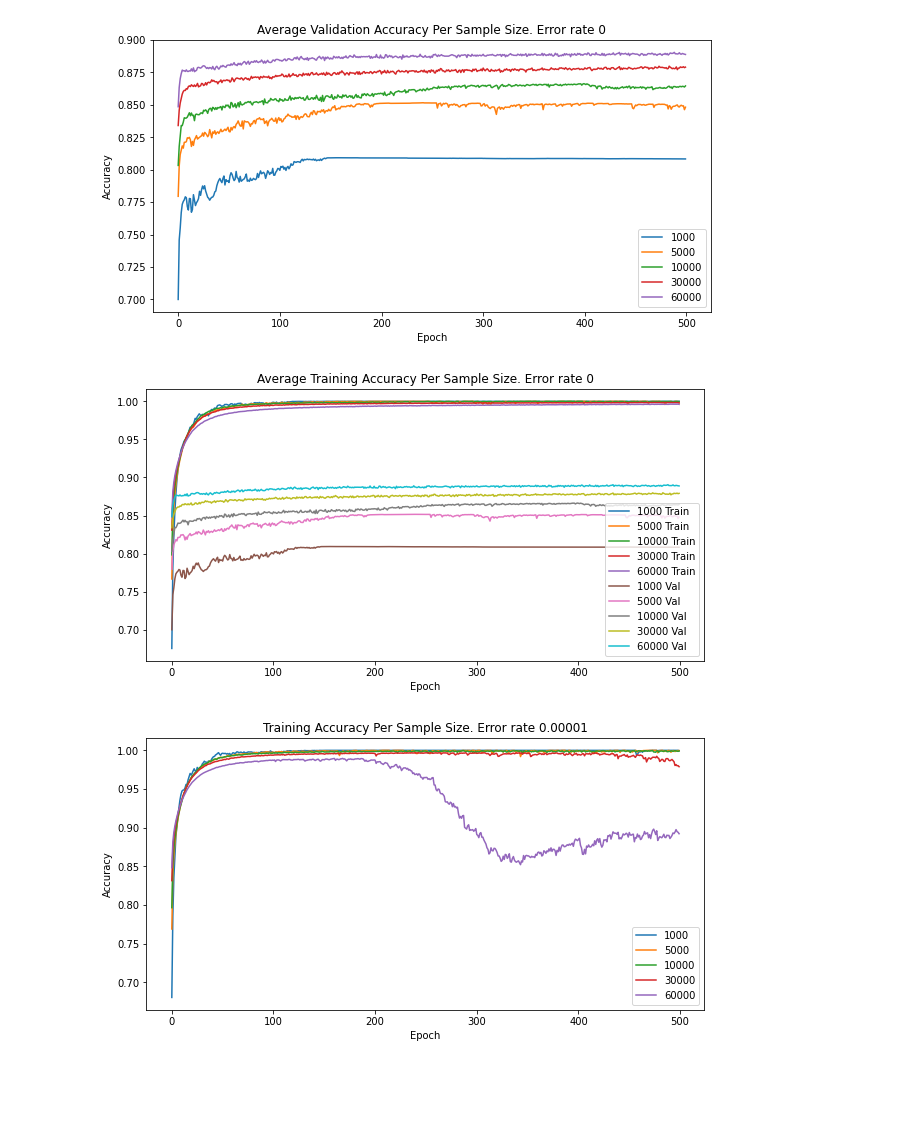
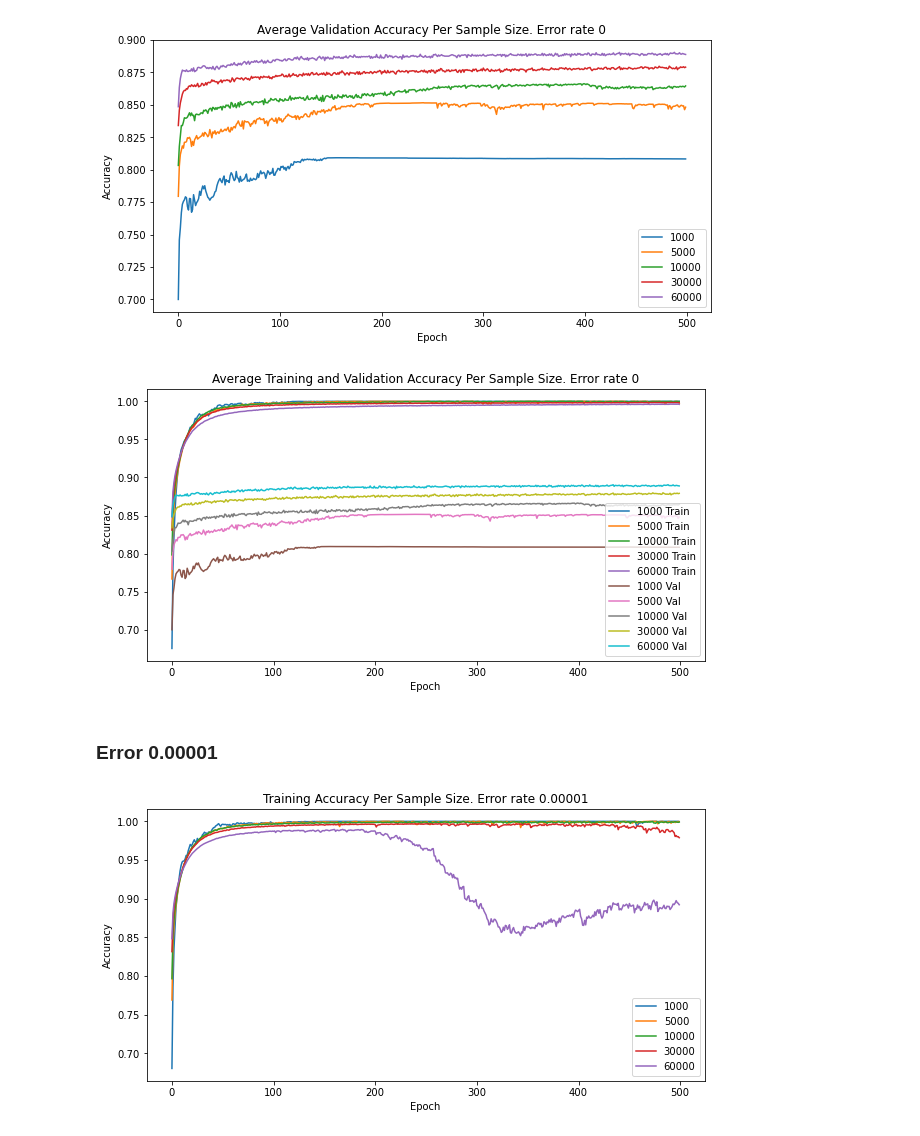
Before and after one commit to dPhanekham/tf2_error_injection, a Jupyter notebook: iris_inject_errors/batch_results_charts.ipynb, the cells around one changed output. Saved outputs shown, nothing was run; the diff lists cells and outputs as text; code cells hidden in the pictures; blank space fills up the shorter version.

```diff
--- a/iris_inject_errors/batch_results_charts.ipynb
+++ b/iris_inject_errors/batch_results_charts.ipynb
@@ -25,8 +25,15 @@ tf.config.list_physical_devices('GPU')
 sample_size_0_error_train_history = np.load('batch_results/sample_size_train_history_error_rate_0.npy', allow_pickle=True, fix_imports=True)
 sample_size_00001_error_train_history = np.load('batch_results/sample_size_train_history_error_rate_00001.npy', allow_pickle=True, fix_imports=True)
 sample_size_0005_error_train_history = np.load('batch_results/sample_size_train_history_error_rate_0005.npy', allow_pickle=True, fix_imports=True)
+sample_size_0001_error_train_history = np.load('batch_results/sample_size_train_history_error_rate_0001.npy', allow_pickle=True, fix_imports=True)
+sample_size_00001_error_dropout_20_train_history = np.load('batch_results/sample_size_train_history_error_rate_00001_dropout_20.npy', allow_pickle=True, fix_imports=True)
+sample_size_00001_error_dropout_40_train_history = np.load('batch_results/sample_size_train_history_error_rate_00001_dropout_40.npy', allow_pickle=True, fix_imports=True)
 # %%
 sample_size_0_error_train_history = sample_size_0_error_train_history.reshape(1)[0]
 sample_size_00001_error_train_history = sample_size_00001_error_train_history.reshape(1)[0]
 sample_size_0005_error_train_history = sample_size_0005_error_train_history.reshape(1)[0]
+sample_size_0001_error_train_history = sample_size_0001_error_train_history.reshape(1)[0]
+
+sample_size_00001_error_dropout_20_train_history = sample_size_00001_error_dropout_20_train_history.reshape(1)[0]
+sample_size_00001_error_dropout_40_train_history = sample_size_00001_error_dropout_40_train_history.reshape(1)[0]
 # %%
@@ -101,2 +149,17 @@ average_validation_accuracy_error_0005 = average_epochs(sample_size_0005_error_t
+# %%
+sample_sizes = list(sample_size_00001_error_dropout_40_train_history.keys())
+iterations = len(sample_size_00001_error_dropout_40_train_history[1000]['training_accuracy'])
+epochs = 500
+average_training_accuracy_error_00001_dropout_40 = average_epochs(sample_size_00001_error_dropout_40_train_history,
+                                                   sample_sizes,
+                                                   epochs,
+                                                   iterations,
+                                                   'training_accuracy')
+
+average_validation_accuracy_error_00001_dropout_40 = average_epochs(sample_size_00001_error_dropout_40_train_history,
+                                                   sample_sizes,
+                                                   epochs,
+                                                   iterations,
+                                                   'validation_accuracy')
 # %% [markdown]
 ## PlotTraining/Validation Accuracy
@@ -139,25 +204,27 @@ plt.show()
 # %%
 # plt.plot(train_history.history['loss'])
 plt.figure(figsize=(10, 5))
 for sample_size in sample_sizes:
   plt.plot(average_training_accuracy_error_0[sample_size])
 
 for sample_size in sample_sizes:
   plt.plot(average_validation_accuracy_error_0[sample_size])
 # plt.plot(sample_size_train_history[1][1])
 # plt.plot(sample_size_train_history[2][1])
 # plt.plot(sample_size_train_history[3][1])
 # plt.plot(sample_size_train_history[4][1])
 # plt.plot(error_rate_train_history[5][1])
-plt.title('Average Training Accuracy Per Sample Size. Error rate 0')
+plt.title('Average Training and Validation Accuracy Per Sample Size. Error rate 0')
 plt.ylabel('Accuracy')
 plt.xlabel('Epoch')
 plt.legend(['1000 Train', '5000 Train', '10000 Train', '30000 Train', '60000 Train',
             '1000 Val', '5000 Val', '10000 Val', '30000 Val', '60000 Val'])
 
 plt.show()
 # %% [output]
-[figure, old version]
+[figure, new version]
+# %% [markdown]
+### Error 0.00001
 # %%
 # plt.plot(train_history.history['loss'])
 plt.figure(figsize=(10, 5))
```
Also changed, not shown: parts of 24 cells of this notebook.
